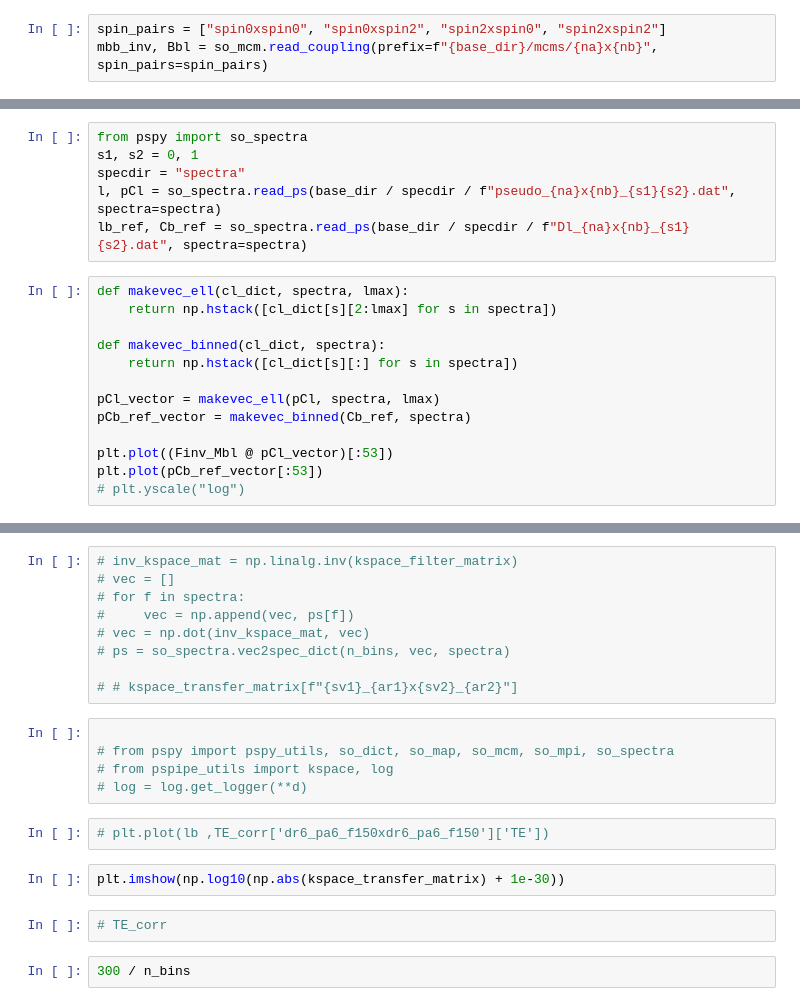
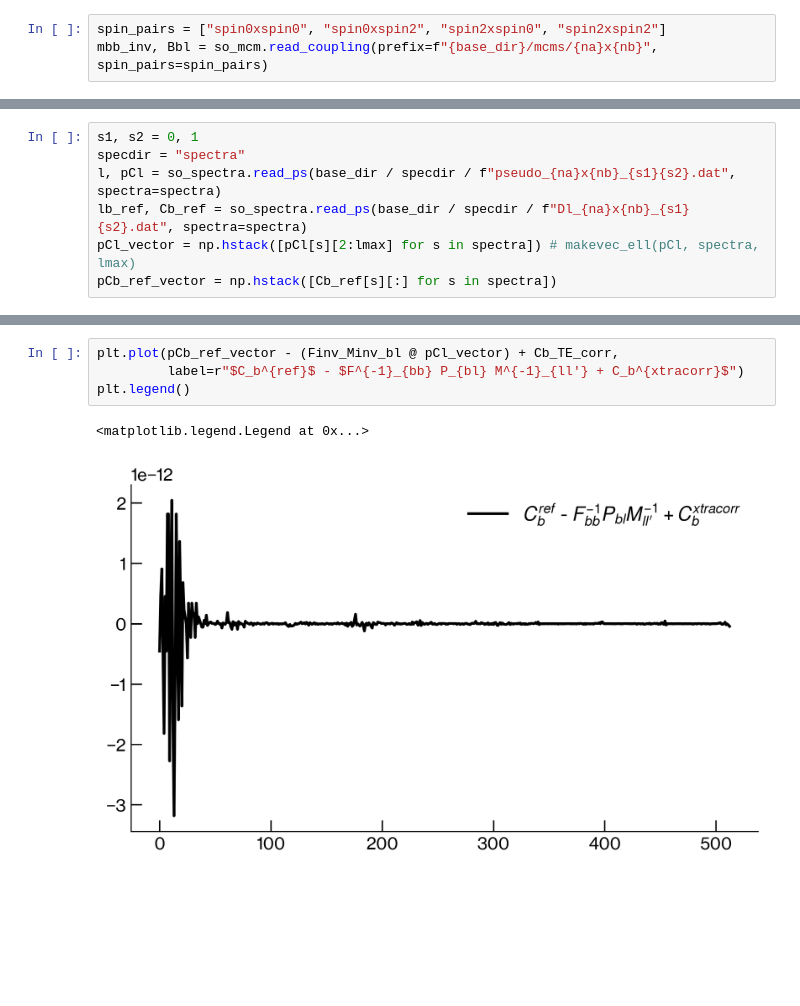
Before and after one commit to xzackli/Cosmology-Notebooks, a Jupyter notebook: tutorial_alm2spec.ipynb, the cells around one changed output, grey strips where cells are left out. Cells and saved outputs as stored; diff of their text form; blank space fills up the shorter version.

```diff
--- a/tutorial_alm2spec.ipynb
+++ b/tutorial_alm2spec.ipynb
@@ -135,19 +90,7 @@ plt.imshow(np.log10(np.abs(Finv_Mbl[:, ::4])), aspect=25)
 # %%
-from pspy import so_spectra
 s1, s2 = 0, 1
 specdir = "spectra"
 l, pCl = so_spectra.read_ps(base_dir / specdir / f"pseudo_{na}x{nb}_{s1}{s2}.dat", spectra=spectra)
 lb_ref, Cb_ref = so_spectra.read_ps(base_dir / specdir / f"Dl_{na}x{nb}_{s1}{s2}.dat", spectra=spectra)
+pCl_vector = np.hstack([pCl[s][2:lmax] for s in spectra]) # makevec_ell(pCl, spectra, lmax)
+pCb_ref_vector = np.hstack([Cb_ref[s][:] for s in spectra])
-# %%
-def makevec_ell(cl_dict, spectra, lmax):
-    return np.hstack([cl_dict[s][2:lmax] for s in spectra])
-
-def makevec_binned(cl_dict, spectra):
-    return np.hstack([cl_dict[s][:] for s in spectra])
-
-pCl_vector = makevec_ell(pCl, spectra, lmax)
-pCb_ref_vector = makevec_binned(Cb_ref, spectra)
-
-plt.plot((Finv_Mbl @ pCl_vector)[:53])
-plt.plot(pCb_ref_vector[:53])
-# plt.yscale("log")
@@ -157,22 +97,7 @@ plt.plot(pCb_ref_vector[:53])
-# %%
-# inv_kspace_mat = np.linalg.inv(kspace_filter_matrix)
-# vec = []
-# for f in spectra:
-#     vec = np.append(vec, ps[f])
-# vec = np.dot(inv_kspace_mat, vec)
-# ps = so_spectra.vec2spec_dict(n_bins, vec, spectra)
-
-# # kspace_transfer_matrix[f"{sv1}_{ar1}x{sv2}_{ar2}"]
-# %%
-
-# from pspy import pspy_utils, so_dict, so_map, so_mcm, so_mpi, so_spectra
-# from pspipe_utils import kspace, log
-# log = log.get_logger(**d)
-# %%
-# plt.plot(lb ,TE_corr['dr6_pa6_f150xdr6_pa6_f150']['TE'])
-# %%
-plt.imshow(np.log10(np.abs(kspace_transfer_matrix) + 1e-30))
-# %%
-# TE_corr
-# %%
-300 / n_bins
+# %%
+plt.plot(pCb_ref_vector - (Finv_Minv_bl @ pCl_vector) + Cb_TE_corr,
+         label=r"$C_b^{ref}$ - $F^{-1}_{bb} P_{bl} M^{-1}_{ll'} + C_b^{xtracorr}$")
+plt.legend()
+# %% [output]
+<matplotlib.legend.Legend at 0x...>
+[figure, added]
```
Also changed, not shown: parts of 20 cells of this notebook.
